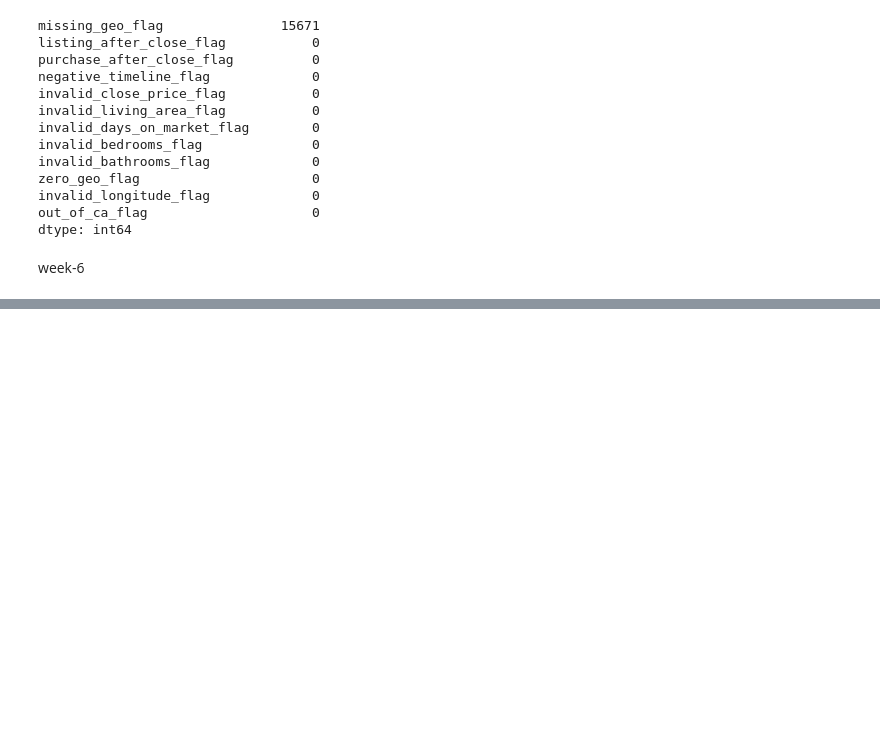
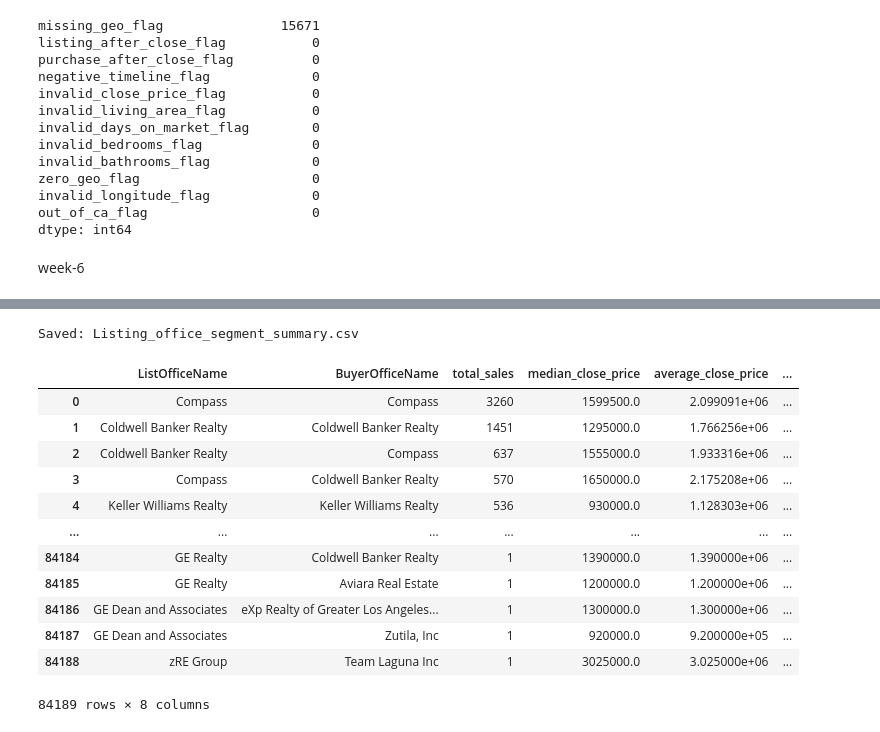
Before and after one commit to audrey97512/IDX-Exchange, a Jupyter notebook: Deliverables/week/week-6/week-6 listing.ipynb, the cells around one changed output, grey strips where cells are left out. Saved outputs shown, nothing was run; the diff lists cells and outputs as text; code cells hidden in the pictures; blank space fills up the shorter version.

```diff
--- a/Deliverables/week/week-6/week-6 listing.ipynb
+++ b/Deliverables/week/week-6/week-6 listing.ipynb
@@ -614,0 +728,45 @@ pd.read_csv("Listing_county_segment_summary.csv")
+# %%
+# =============================
+# ListOfficeName + BuyerOfficeName
+# =============================
+
+office_summary = (
+    df.groupby(
+        ["ListOfficeName", "BuyerOfficeName"]
+    )
+    .agg(
+        total_sales=("ClosePrice", "count"),
+        median_close_price=("ClosePrice", "median"),
+        average_close_price=("ClosePrice", "mean"),
+        median_price_per_sqft=("price_per_sqft", "median"),
+        average_days_on_market=("DaysOnMarket", "mean"),
+        median_price_ratio=("price_ratio", "median")
+    )
+    .reset_index()
+    .sort_values(
+        by="total_sales",
+        ascending=False
+    )
+)
+
+office_summary.to_csv(
+    "Listing_office_segment_summary.csv",
+    index=False
+)
+print("Saved: Listing_office_segment_summary.csv")
+pd.read_csv("Listing_office_segment_summary.csv")
+# %% [output]
+Saved: Listing_office_segment_summary.csv
+|  | ListOfficeName | BuyerOfficeName | total_sales | median_close_price | average_close_price | ... |
+| 0 | Compass | Compass | 3260 | 1599500.0 | 2.099091e+06 | ... |
+| 1 | Coldwell Banker Realty | Coldwell Banker Realty | 1451 | 1295000.0 | 1.766256e+06 | ... |
+| 2 | Coldwell Banker Realty | Compass | 637 | 1555000.0 | 1.933316e+06 | ... |
+| 3 | Compass | Coldwell Banker Realty | 570 | 1650000.0 | 2.175208e+06 | ... |
+| 4 | Keller Williams Realty | Keller Williams Realty | 536 | 930000.0 | 1.128303e+06 | ... |
+| ... | ... | ... | ... | ... | ... | ... |
+| 84184 | GE Realty | Coldwell Banker Realty | 1 | 1390000.0 | 1.390000e+06 | ... |
+| 84185 | GE Realty | Aviara Real Estate | 1 | 1200000.0 | 1.200000e+06 | ... |
+| 84186 | GE Dean and Associates | eXp Realty of Greater Los Angeles... | 1 | 1300000.0 | 1.300000e+06 | ... |
+| 84187 | GE Dean and Associates | Zutila, Inc | 1 | 920000.0 | 9.200000e+05 | ... |
+| 84188 | zRE Group | Team Laguna Inc | 1 | 3025000.0 | 3.025000e+06 | ... |
+84189 rows × 8 columns
```
Also changed, not shown: parts of 8 cells of this notebook, 1 other file.
